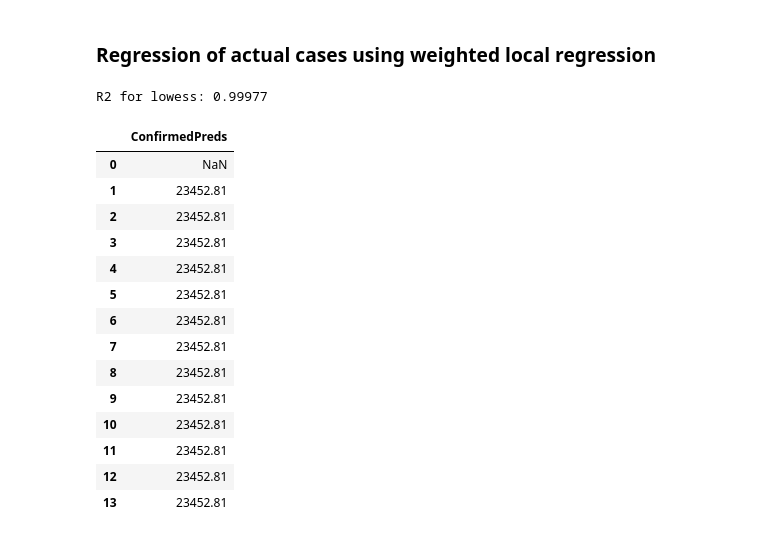
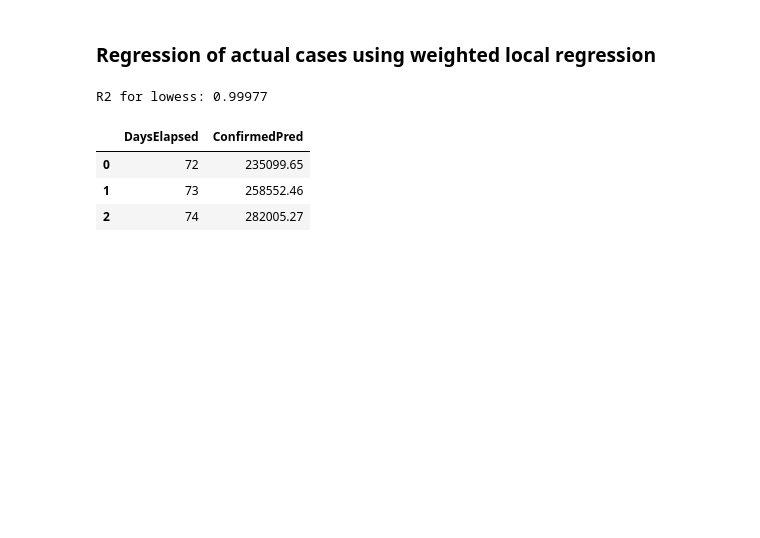
Before and after one commit to ishaandey/covid-19, a Jupyter notebook: covid_model.ipynb, the cells around one changed output. Saved outputs shown, nothing was run; the diff lists cells and outputs as text; code cells hidden in the pictures; blank space fills up the shorter version.

```diff
--- a/covid_model.ipynb
+++ b/covid_model.ipynb
@@ -63,28 +63,17 @@ y = df_country.loc[df_country.Country=='US'].Confirmed.values
 # %%
 lowess = regress(x, y, how='lowess')
 
-d = 14
+d = 3
 x_range, y_hat = predict(x, lowess[1], days=d, extend=False)
 
-preds = pd.DataFrame(list(zip(x_range, np.around(y_hat,2))), columns =['DaysElapsed', 'ConfirmedPreds'])
-preds[['ConfirmedPreds']].diff(1)
+preds = pd.DataFrame(list(zip(x_range, np.around(y_hat,2))), columns =['DaysElapsed', 'ConfirmedPred'])
+preds
 # %% [output]
 R2 for lowess: 0.99977
-|  | ConfirmedPreds |
-| 0 | NaN |
-| 1 | 23452.81 |
-| 2 | 23452.81 |
-| 3 | 23452.81 |
-| 4 | 23452.81 |
-| 5 | 23452.81 |
-| 6 | 23452.81 |
-| 7 | 23452.81 |
-| 8 | 23452.81 |
-| 9 | 23452.81 |
-| 10 | 23452.81 |
-| 11 | 23452.81 |
-| 12 | 23452.81 |
-| 13 | 23452.81 |
+|  | DaysElapsed | ConfirmedPred |
+| 0 | 72 | 235099.65 |
+| 1 | 73 | 258552.46 |
+| 2 | 74 | 282005.27 |
 # %%
 plt.figure(figsize=(10,6))
 plt.scatter(x, y, facecolors = 'none', edgecolor = 'darkblue', label = 'US Confirmed Cases')
```
Also changed, not shown: parts of 1 cell of this notebook.
